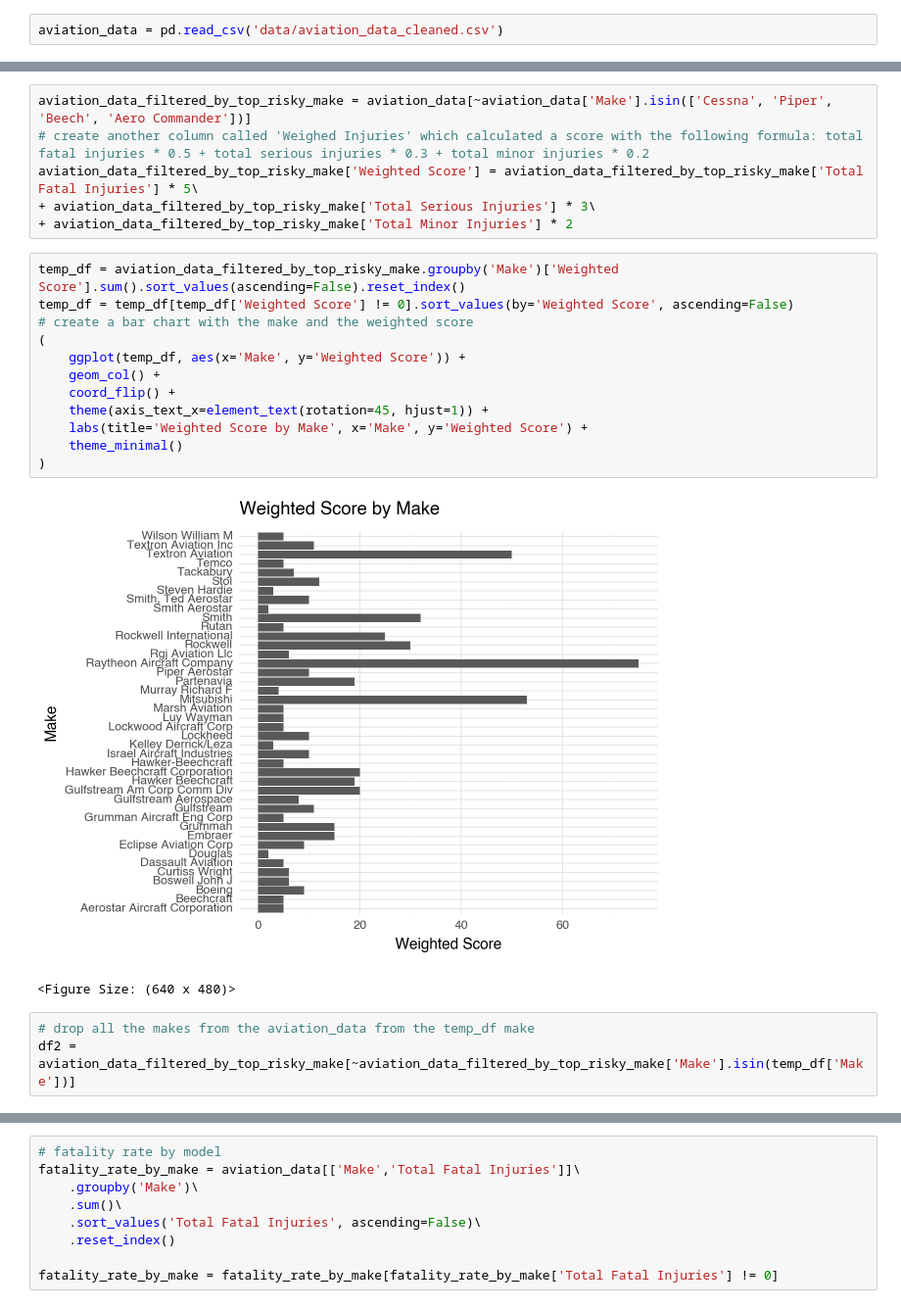
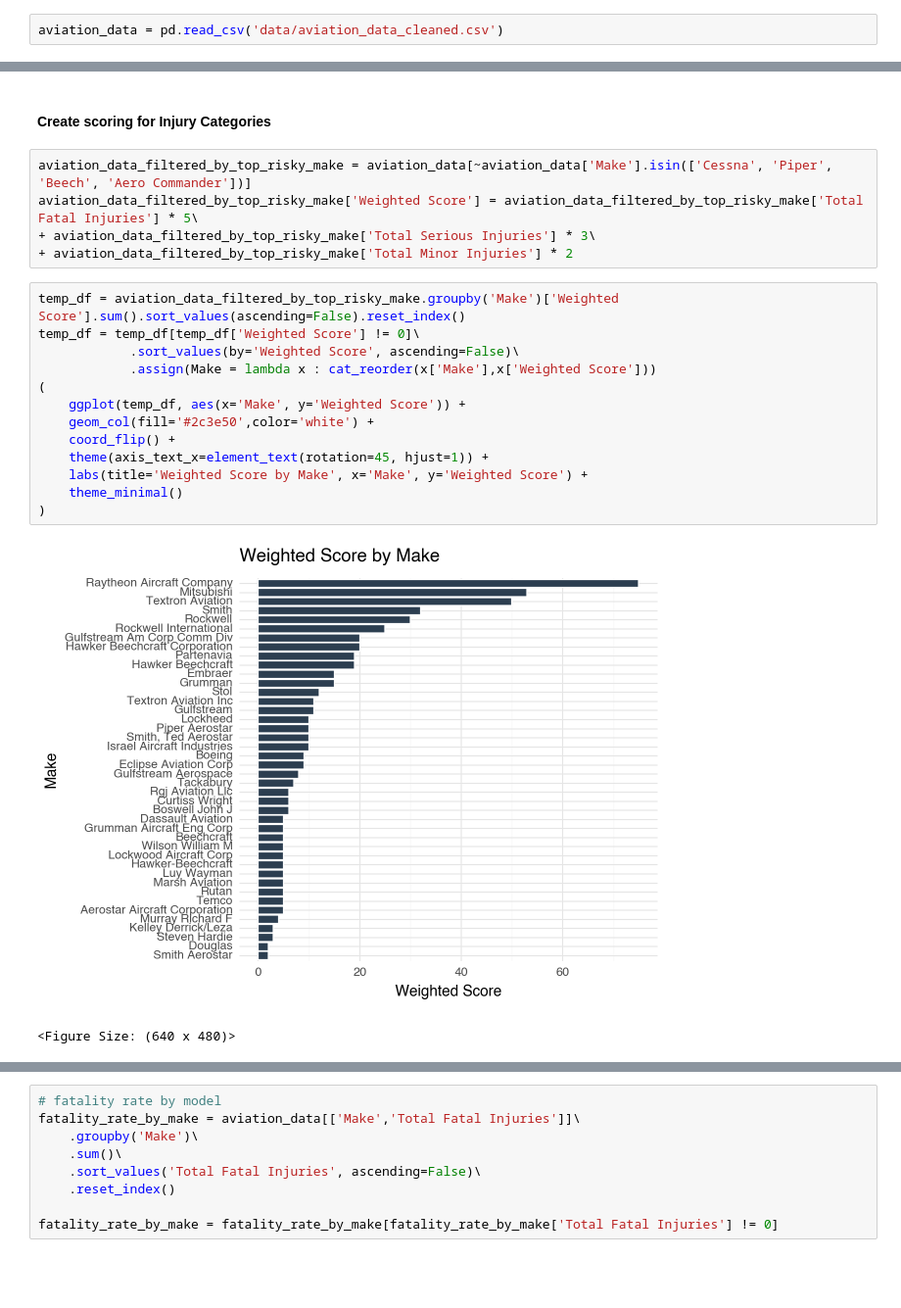
Before and after one commit to orcuncanlilar/aircraft-selection-strategy, a Jupyter notebook: aircraft_selection_strategy.ipynb, the cells around one changed output, grey strips where cells are left out. Shown at 98% size. Drawn from its saved outputs; the diff is of its cells as text; blank space fills up the shorter version.

```diff
--- a/aircraft_selection_strategy.ipynb
+++ b/aircraft_selection_strategy.ipynb
@@ -168,27 +166,26 @@ pivot_table['Make'] = pivot_table['Make'].apply(lambda x: x if x in ['Cessna', '
 # %% [output]
 [figure]
 <Figure Size: (640 x 480)>
+# %% [markdown]
+#### Create scoring for Injury Categories
 # %%
 aviation_data_filtered_by_top_risky_make = aviation_data[~aviation_data['Make'].isin(['Cessna', 'Piper', 'Beech', 'Aero Commander'])]
-# create another column called 'Weighed Injuries' which calculated a score with the following formula: total fatal injuries * 0.5 + total serious injuries * 0.3 + total minor injuries * 0.2
 aviation_data_filtered_by_top_risky_make['Weighted Score'] = aviation_data_filtered_by_top_risky_make['Total Fatal Injuries'] * 5\
 + aviation_data_filtered_by_top_risky_make['Total Serious Injuries'] * 3\
 + aviation_data_filtered_by_top_risky_make['Total Minor Injuries'] * 2
 # %%
 temp_df = aviation_data_filtered_by_top_risky_make.groupby('Make')['Weighted Score'].sum().sort_values(ascending=False).reset_index()
-temp_df = temp_df[temp_df['Weighted Score'] != 0].sort_values(by='Weighted Score', ascending=False)
-# create a bar chart with the make and the weighted score
+temp_df = temp_df[temp_df['Weighted Score'] != 0]\
+            .sort_values(by='Weighted Score', ascending=False)\
+            .assign(Make = lambda x : cat_reorder(x['Make'],x['Weighted Score']))
 (
     ggplot(temp_df, aes(x='Make', y='Weighted Score')) +
-    geom_col() +
+    geom_col(fill='#2c3e50',color='white') +
     coord_flip() +
     theme(axis_text_x=element_text(rotation=45, hjust=1)) +
     labs(title='Weighted Score by Make', x='Make', y='Weighted Score') +
     theme_minimal()
 )
 # %% [output]
-[figure, old version]
+[figure, new version]
 <Figure Size: (640 x 480)>
-# %%
-# drop all the makes from the aviation_data from the temp_df make
-df2 = aviation_data_filtered_by_top_risky_make[~aviation_data_filtered_by_top_risky_make['Make'].isin(temp_df['Make'])]
```
Also changed, not shown: parts of 9 cells of this notebook.
